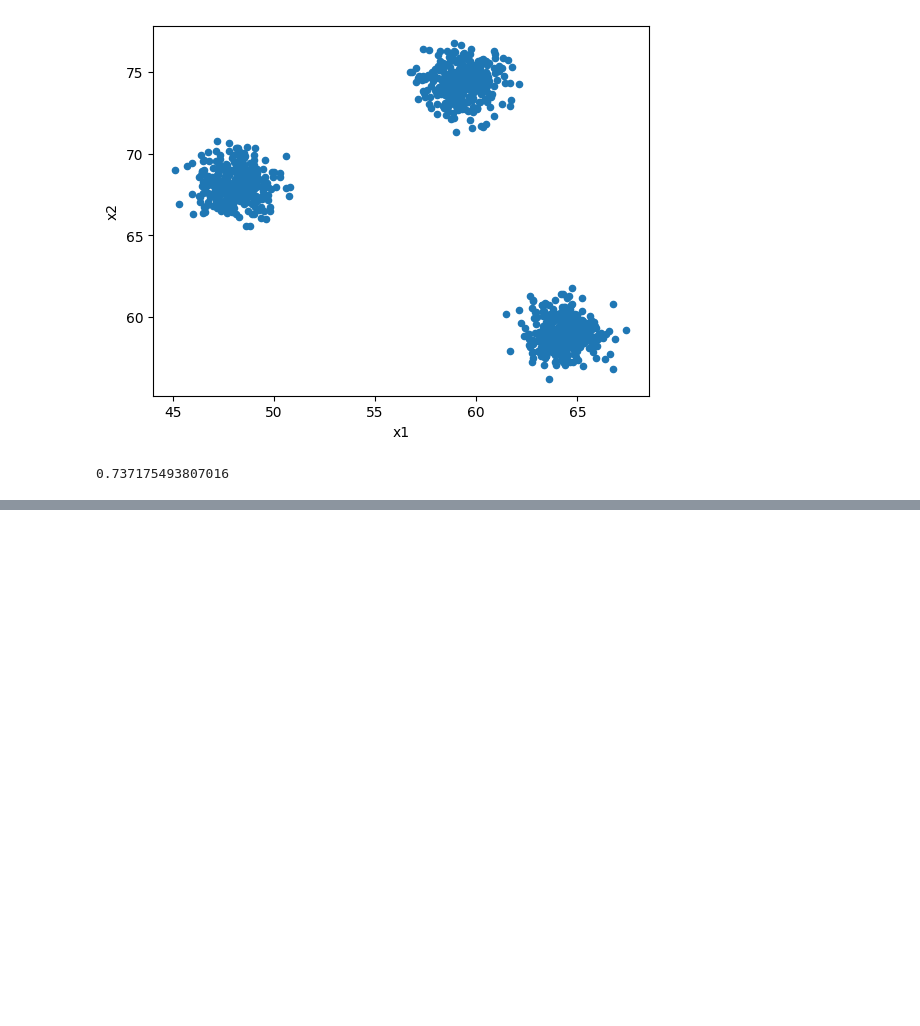
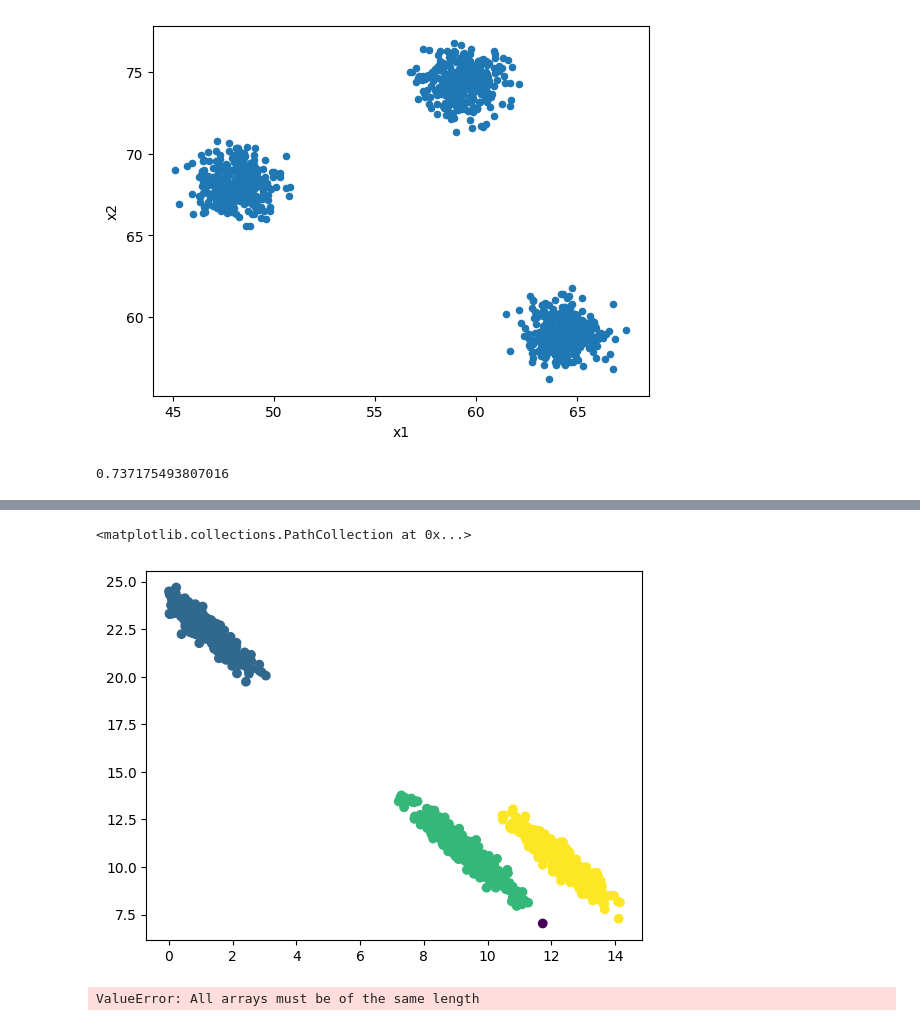
Before and after one commit to Dennniskoo/data_science, a Jupyter notebook: SkillFactory/ML/ML-4.ipynb, the cells around one changed output, grey strips where cells are left out. Cells and saved outputs as stored; diff of their text form; code cells hidden in the pictures; blank space fills up the shorter version.

```diff
--- a/SkillFactory/ML/ML-4.ipynb
+++ b/SkillFactory/ML/ML-4.ipynb
@@ -46,0 +78,16 @@ print(homogeneity_score(labels_true=[1, 2, 2, 1, 0], labels_pred=[1, 0, 2, 1, 2]
+# %%
+from sklearn.cluster import DBSCAN
+dbscan = DBSCAN(eps=0.7, min_samples=5)
+data['cluster'] = dbscan.fit_predict(data.drop(columns='cluster'))
+
+plt.scatter(x=data['year'], y=data['price'], c=data['cluster'])
+# %% [output]
+<matplotlib.collections.PathCollection at 0x...>
+[figure, added]
+# %%
+from sklearn.datasets import fetch_openml
+
+
+dataset = fetch_openml("mnist_784")
+# %% [output]
+ValueError: All arrays must be of the same length
```
Also changed, not shown: parts of 6 cells of this notebook, 7 other files.
